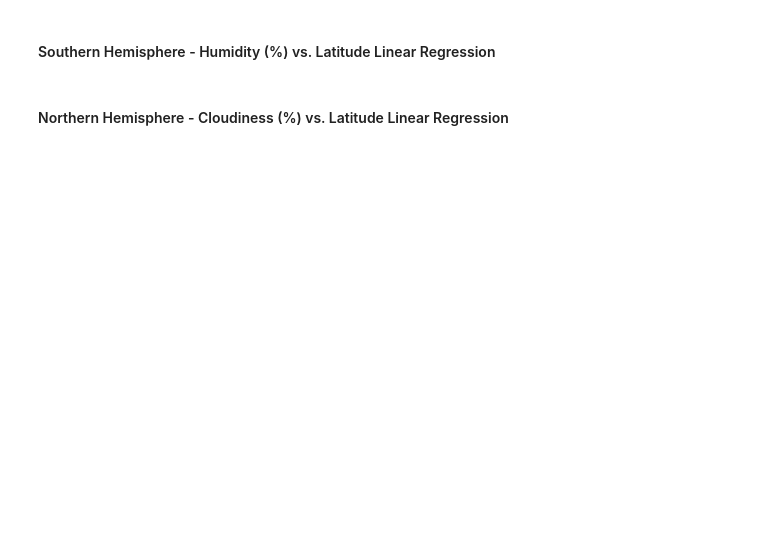
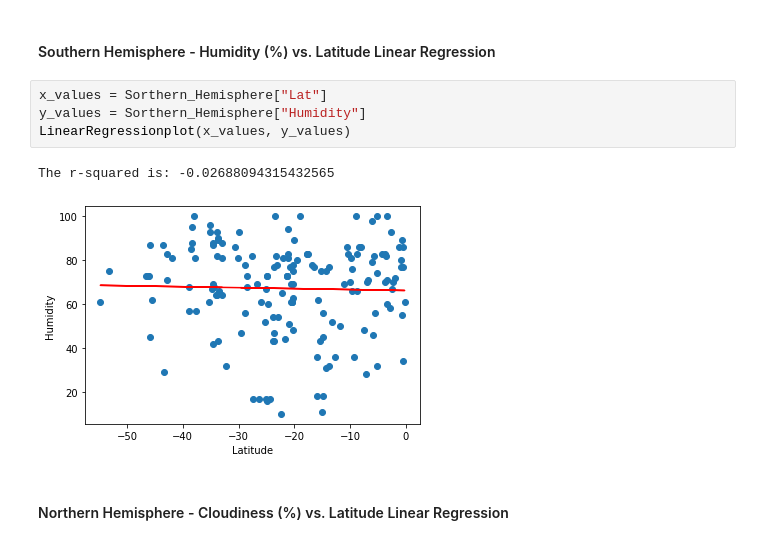
Before and after one commit to mattyk33/Api-challenge, a Jupyter notebook: WeatherPy/WeatherPy.ipynb, the cells around one changed output. Drawn from its saved outputs; the diff is of its cells as text; blank space fills up the shorter version.

```diff
--- a/WeatherPy/WeatherPy.ipynb
+++ b/WeatherPy/WeatherPy.ipynb
@@ -309,4 +355,11 @@ plt.show()
 # %% [markdown]
 ####  Southern Hemisphere - Humidity (%) vs. Latitude Linear Regression
+# %%
+x_values = Sorthern_Hemisphere["Lat"]
+y_values = Sorthern_Hemisphere["Humidity"]
+LinearRegressionplot(x_values, y_values)
+# %% [output]
+The r-squared is: -0.02688094315432565
+[figure, added]
 # %% [markdown]
 ####  Northern Hemisphere - Cloudiness (%) vs. Latitude Linear Regression
```
Also changed, not shown: parts of 19 cells of this notebook, 10 other files.
